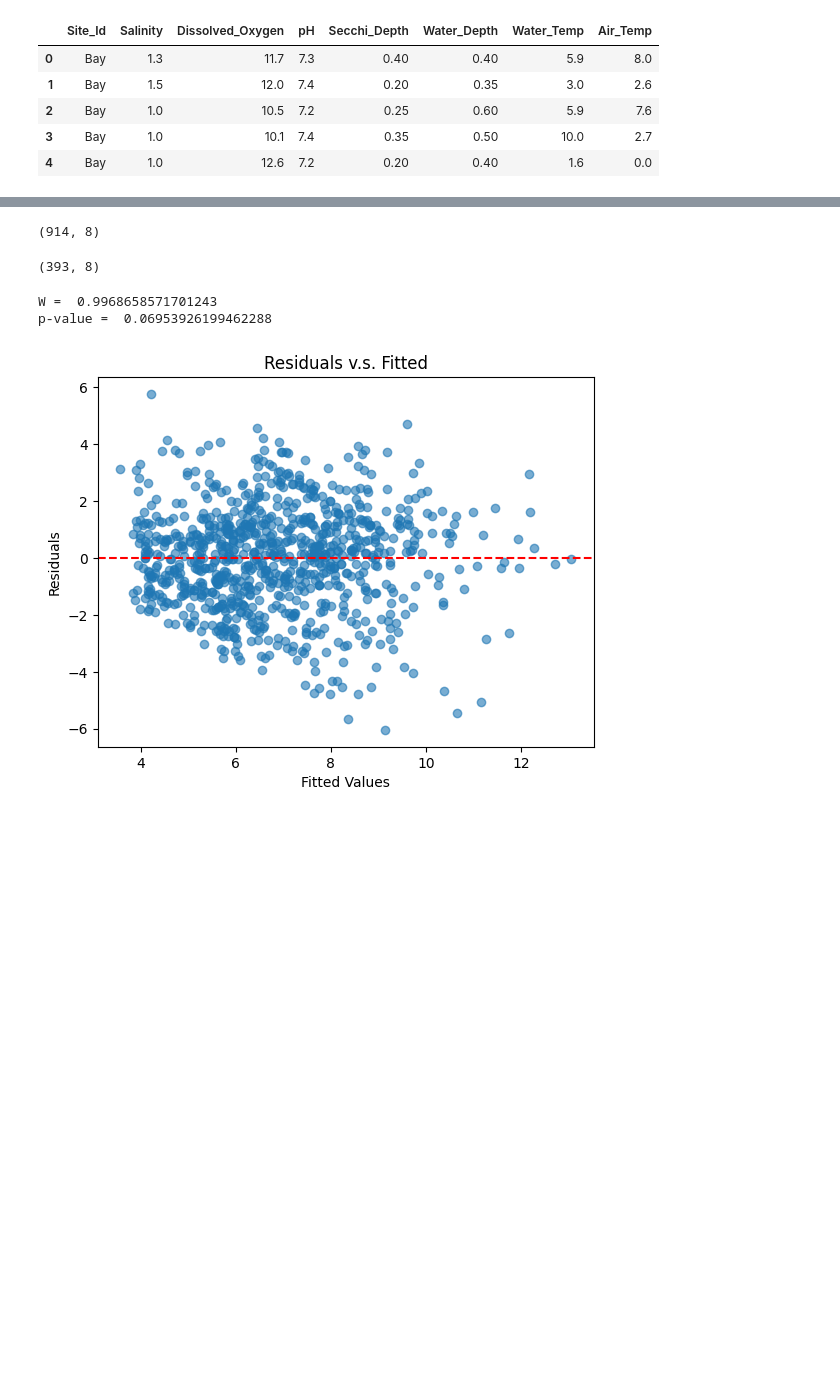
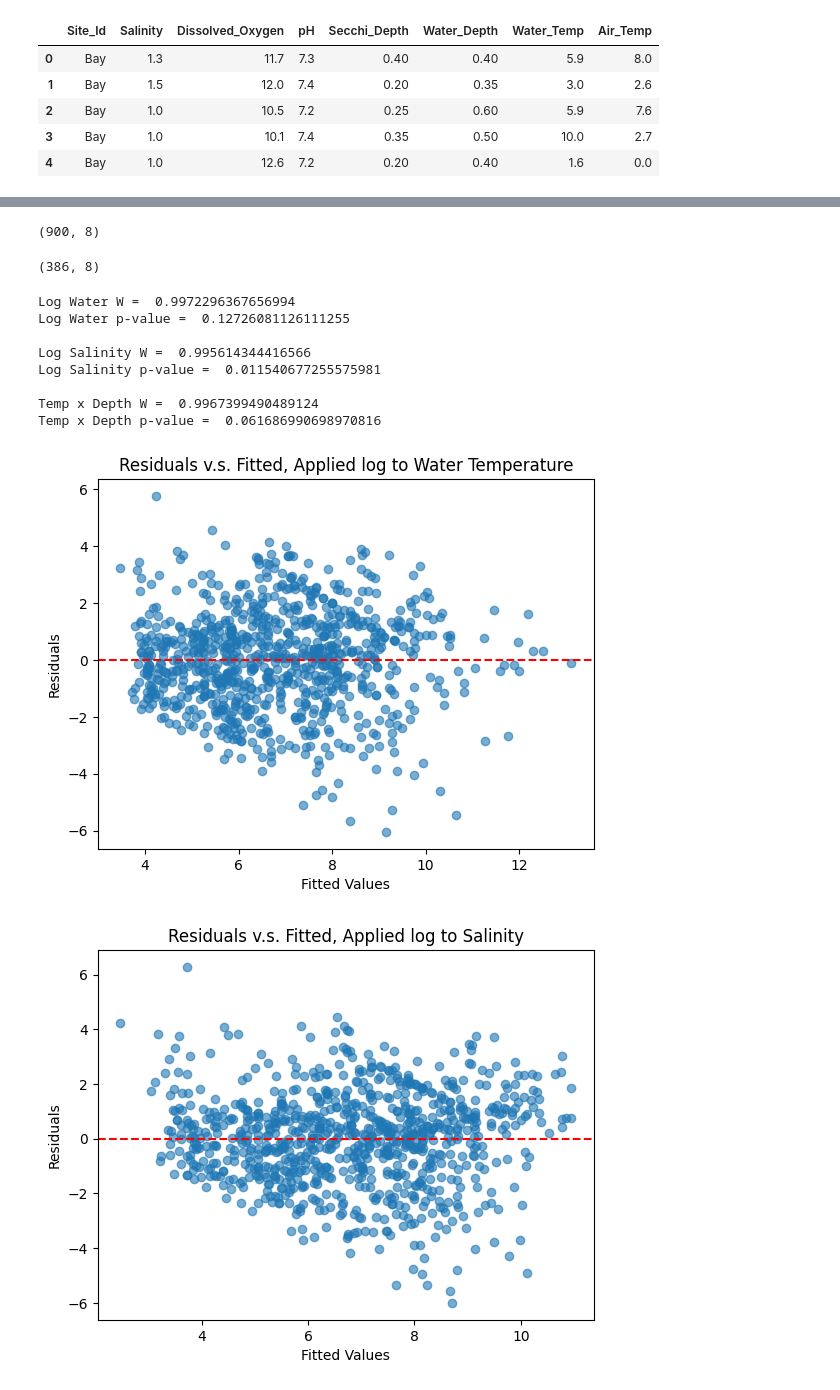
Before and after one commit to Bashguy/BigDataFinalProject, a Jupyter notebook: project.ipynb, the cells around one changed output, grey strips where cells are left out. Saved outputs shown, nothing was run; the diff lists cells and outputs as text; code cells hidden in the pictures; blank space fills up the shorter version.

```diff
--- a/project.ipynb
+++ b/project.ipynb
@@ -67,5 +67,7 @@ df = df[df["pH"] > 0.3]
 df = df[df["Dissolved_Oxygen"] > 2]
 df = df[df["Salinity"] < 9]
 
+df = df.dropna() # drop all data points with missing values
+
 df.shape
 # %% [output]
@@ -119,6 +121,6 @@ train, test = train_test_split(df, test_size=0.3, random_state=1)
 print(train.shape)
 test.shape
 # %% [output]
-(914, 8)
+(900, 8)
-(393, 8)
+(386, 8)
 # %%
@@ -127,26 +135,69 @@ log_water = smf.ols(formula=formula, data=train).fit()
 # %%
-resid = log_water.resid
-fitted = log_water.fittedvalues
+# get residuals and fitted values
+
+log_water_resid = log_water.resid
+log_water_fitted = log_water.fittedvalues
+
+log_salinity_resid = log_salinity.resid
+log_salinity_fitted = log_salinity.fittedvalues
+
+temp_depth_resid = temp_depth.resid
+temp_depth_fitted = temp_depth.fittedvalues
 # %%
 # shapiro-wilk test, normality
 
-W, p_value = shapiro(resid)
-print("W = ", W)
-print("p-value = ", p_value)
+log_water_W, log_water_p_value = shapiro(log_water_resid)
+print("Log Water W = ", log_water_W)
+print("Log Water p-value = ", log_water_p_value)
+
+log_salinity_W, log_salinity_p_value = shapiro(log_salinity_resid)
+print("\nLog Salinity W = ", log_salinity_W)
+print("Log Salinity p-value = ", log_salinity_p_value)
+
+temp_depth_W, temp_depth_p_value = shapiro(temp_depth_resid)
+print("\nTemp x Depth W = ", temp_depth_W)
+print("Temp x Depth p-value = ", temp_depth_p_value)
 # %% [output]
-W =  0.9968658571701243
-p-value =  0.06953926199462288
+Log Water W =  0.9972296367656994
+Log Water p-value =  0.12726081126111255
+
+Log Salinity W =  0.995614344416566
+Log Salinity p-value =  0.011540677255575981
+
+Temp x Depth W =  0.9967399490489124
+Temp x Depth p-value =  0.061686990698970816
 # %%
-# residual vs fitted plot
+# residual vs fitted plots
 
 plt.figure()
-plt.scatter(fitted, resid, alpha=0.6)
+plt.scatter(log_water_fitted, log_water_resid, alpha=0.6)
 plt.axhline(0, color="red", linestyle="--")
 
 plt.xlabel("Fitted Values")
 plt.ylabel("Residuals")
 
-plt.title("Residuals v.s. Fitted")
+plt.title("Residuals v.s. Fitted, Applied log to Water Temperature")
 plt.show()
+
+plt.figure()
+plt.scatter(log_salinity_fitted, log_salinity_resid, alpha=0.6)
+plt.axhline(0, color="red", linestyle="--")
+
+plt.xlabel("Fitted Values")
+plt.ylabel("Residuals")
+
+plt.title("Residuals v.s. Fitted, Applied log to Salinity")
+plt.show()
+
+plt.figure()
+plt.scatter(temp_depth_fitted, temp_depth_resid, alpha=0.6)
+plt.axhline(0, color="red", linestyle="--")
+
+plt.xlabel("Fitted Values")
+plt.ylabel("Residuals")
+
+plt.title("Residuals v.s. Fitted, Interaction Term: Water Temp. and Water Depth")
+plt.show()
 # %% [output]
-[figure, old version]
+[figure, new version]
+[figure, added]
```
Also changed, not shown: parts of 9 cells of this notebook.
